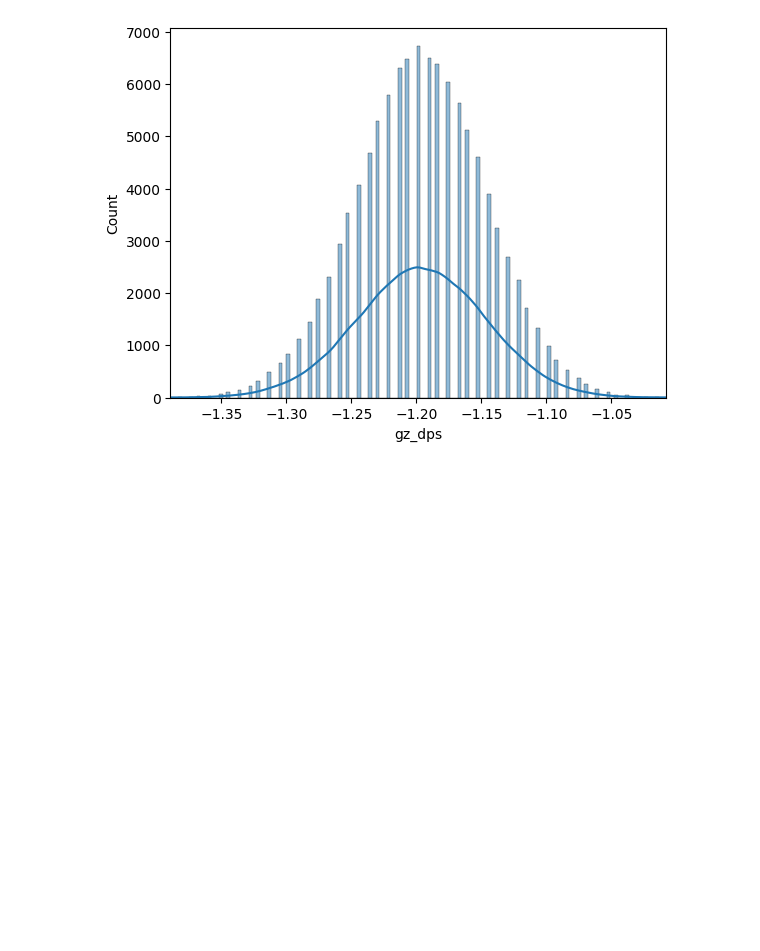
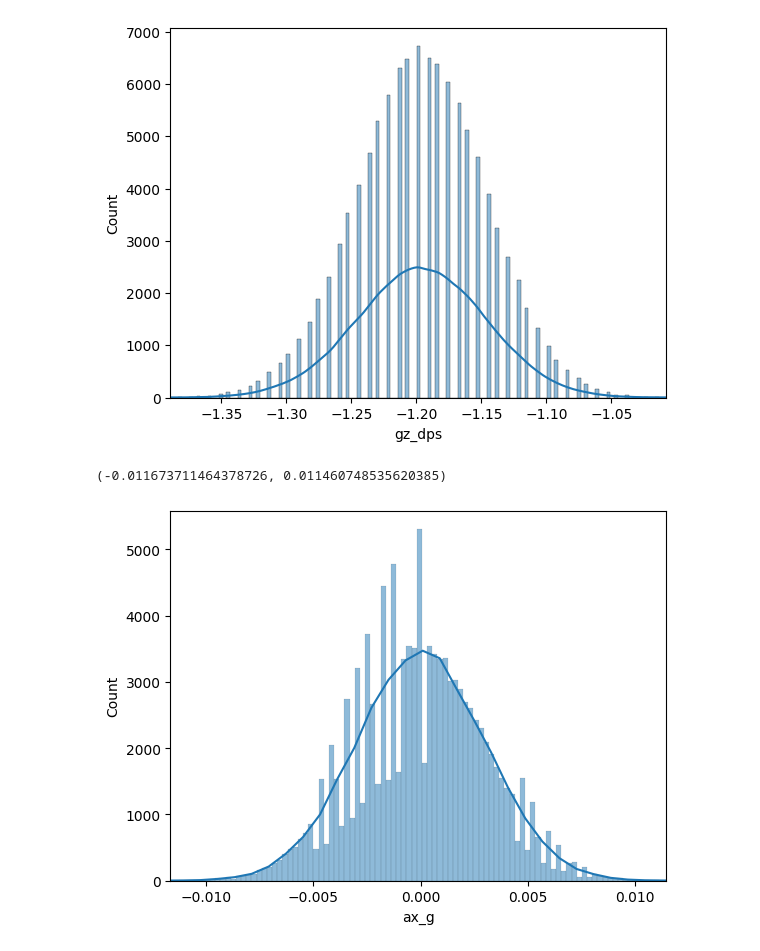
Before and after one commit to alexandrelpgillet/ESP-MPU6050-, a Jupyter notebook: analyse_data/statisic.ipynb, the cells around one changed output. Cells and saved outputs as stored; diff of their text form; code cells hidden in the pictures; blank space fills up the shorter version.

Commit message:
implement corretcion factor in bias of MPU6050

```diff
--- a/analyse_data/statisic.ipynb
+++ b/analyse_data/statisic.ipynb
@@ -71,6 +71,15 @@ meanGyrZ = df_mpu6050["gz_dps"].mean()
 meanTemp = df_mpu6050["temp_c"].mean()
 
 
+correction_factor = {}
+
+
+
+correction_factor.update({"ax_g":meanAcX , "ay_g": meanAcY , "az_g": meanAcZ})
+
+correction_factor.update({"gx_dps":meanGyrX ,"gy_dps":meanGyrY, "gz_dps":meanGyrZ})
+
+
 
 
 
@@ -174,3 +183,22 @@ plt.xlim(zmin, zmax)
 # %% [output]
 (-1.3893, -1.0076)
 [figure]
+# %%
+
+
+df_mpu6050_fixed = df_mpu6050
+
+
+for key,value in correction_factor.items():
+
+    df_mpu6050_fixed[key]-=value
+# %%
+xmin = np.percentile(df_mpu6050_fixed["ax_g"], 0.01)
+xmax = np.percentile(df_mpu6050_fixed["ax_g"], 99.99)
+
+sns.histplot(data=df_mpu6050_fixed , x="ax_g", kde=True)
+
+plt.xlim(xmin, xmax)
+# %% [output]
+(-0.011673711464378726, 0.011460748535620385)
+[figure, added]
```
Also changed, not shown: parts of 5 cells of this notebook.
